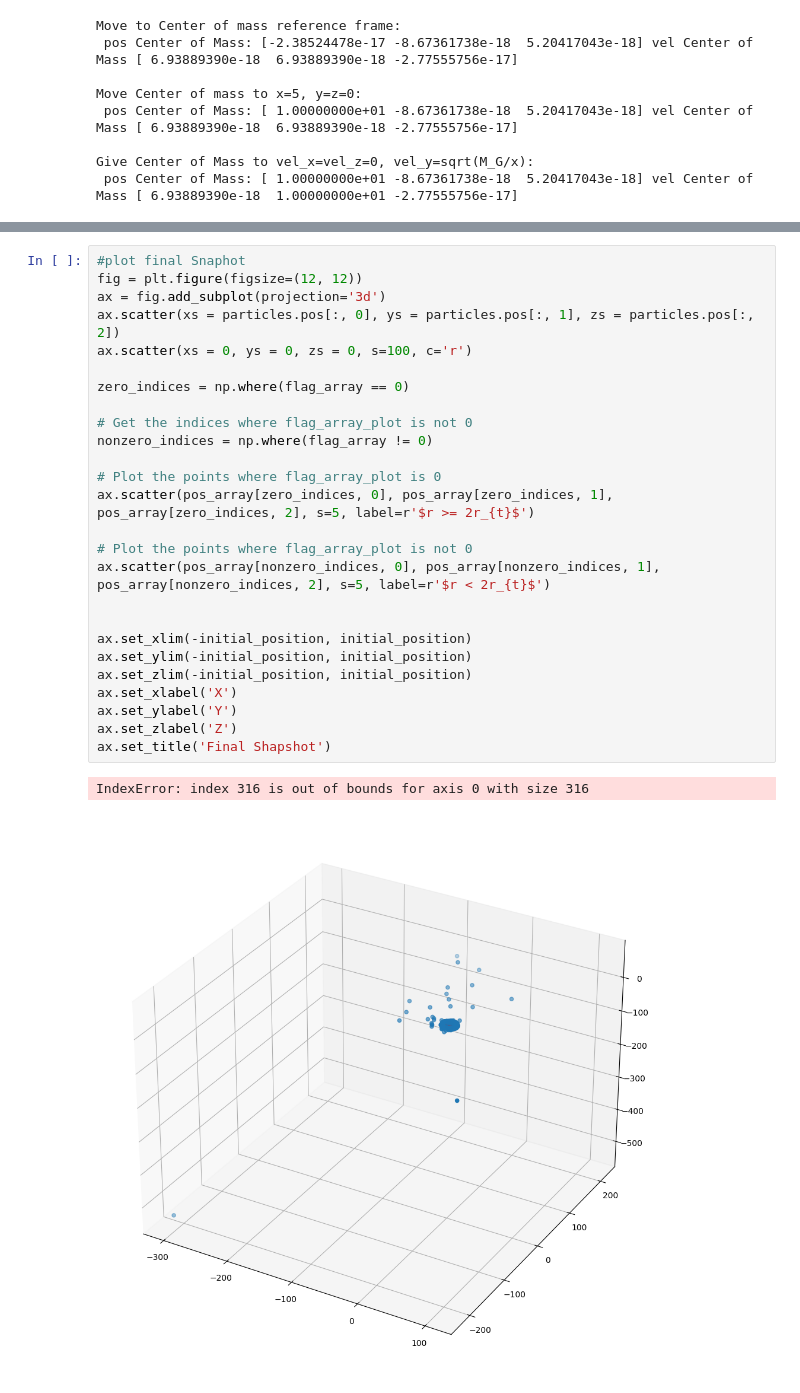
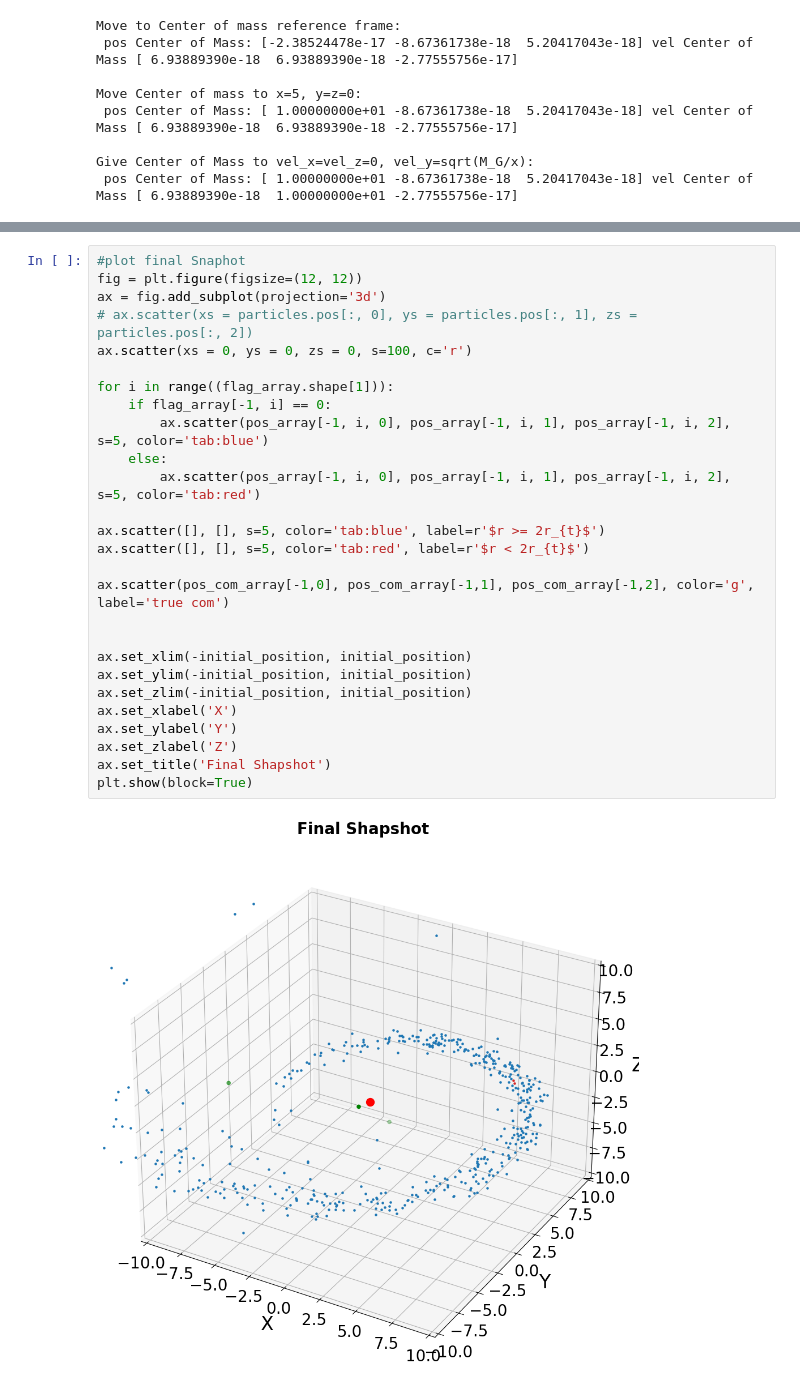
Before and after one commit to Berto70/pod_compastro23, a Jupyter notebook: project/project_v1.ipynb, the cells around one changed output, grey strips where cells are left out. Cells and saved outputs as stored; diff of their text form.

Commit message:
flags don't work

```diff
--- a/project/project_v1.ipynb
+++ b/project/project_v1.ipynb
@@ -118,29 +149,29 @@ np.save(file=f'orbit/Cluster_FoR/{N}_InitialPos_{initial_position}', arr=array_t
 # %%
 #plot final Snaphot
 fig = plt.figure(figsize=(12, 12))
 ax = fig.add_subplot(projection='3d')
-ax.scatter(xs = particles.pos[:, 0], ys = particles.pos[:, 1], zs = particles.pos[:, 2])
+# ax.scatter(xs = particles.pos[:, 0], ys = particles.pos[:, 1], zs = particles.pos[:, 2])
 ax.scatter(xs = 0, ys = 0, zs = 0, s=100, c='r')
 
-zero_indices = np.where(flag_array == 0)
+for i in range((flag_array.shape[1])):
+    if flag_array[-1, i] == 0:
+        ax.scatter(pos_array[-1, i, 0], pos_array[-1, i, 1], pos_array[-1, i, 2], s=5, color='tab:blue')
+    else:
+        ax.scatter(pos_array[-1, i, 0], pos_array[-1, i, 1], pos_array[-1, i, 2], s=5, color='tab:red')
 
-# Get the indices where flag_array_plot is not 0
-nonzero_indices = np.where(flag_array != 0)
+ax.scatter([], [], s=5, color='tab:blue', label=r'$r >= 2r_{t}$')
+ax.scatter([], [], s=5, color='tab:red', label=r'$r < 2r_{t}$')
 
-# Plot the points where flag_array_plot is 0
-ax.scatter(pos_array[zero_indices, 0], pos_array[zero_indices, 1], pos_array[zero_indices, 2], s=5, label=r'$r >= 2r_{t}$')
-
-# Plot the points where flag_array_plot is not 0
-ax.scatter(pos_array[nonzero_indices, 0], pos_array[nonzero_indices, 1], pos_array[nonzero_indices, 2], s=5, label=r'$r < 2r_{t}$')
+ax.scatter(pos_com_array[-1,0], pos_com_array[-1,1], pos_com_array[-1,2], color='g', label='true com')
 
 
 ax.set_xlim(-initial_position, initial_position)
 ax.set_ylim(-initial_position, initial_position)
 ax.set_zlim(-initial_position, initial_position)
 ax.set_xlabel('X')
 ax.set_ylabel('Y')
 ax.set_zlabel('Z')
 ax.set_title('Final Shapshot')
+plt.show(block=True)
 # %% [output]
-IndexError: index 316 is out of bounds for axis 0 with size 316
-[figure, old version]
+[figure, new version]
```
Also changed, not shown: parts of 6 cells of this notebook.
